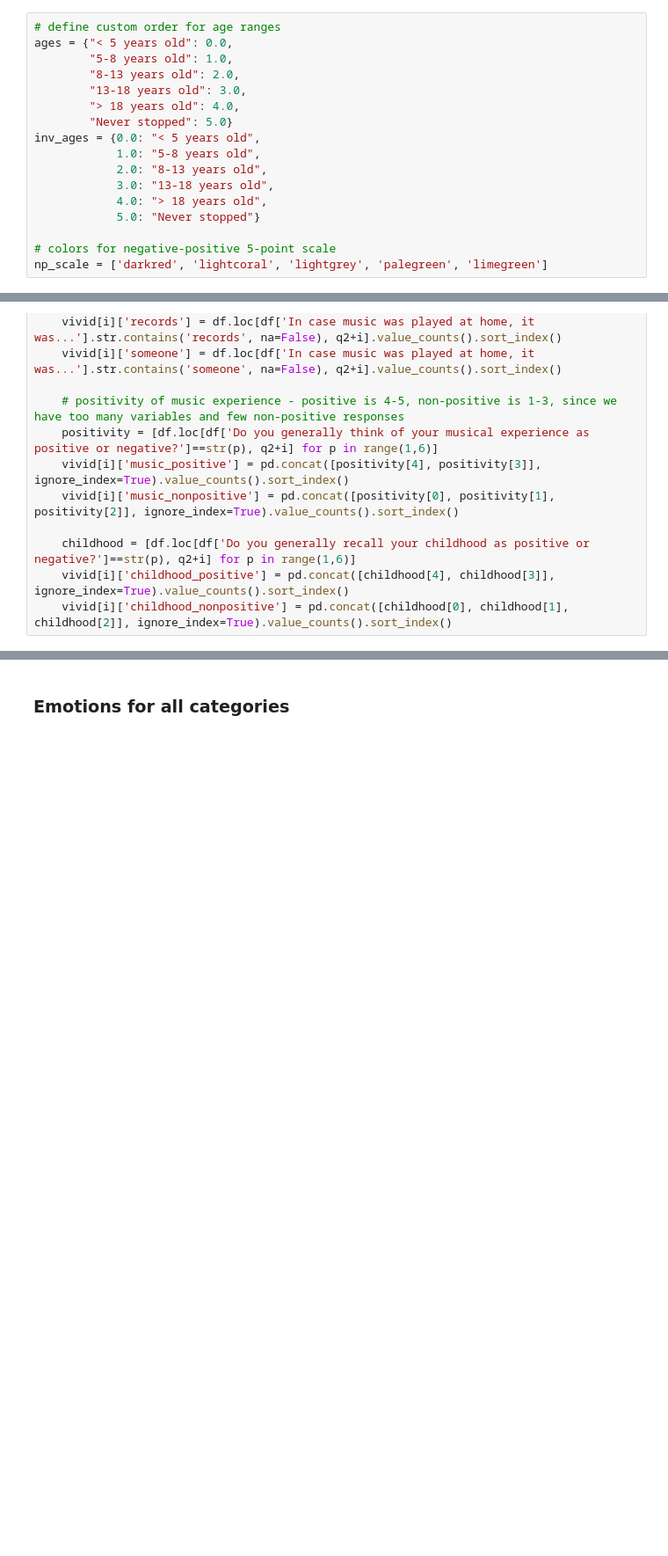
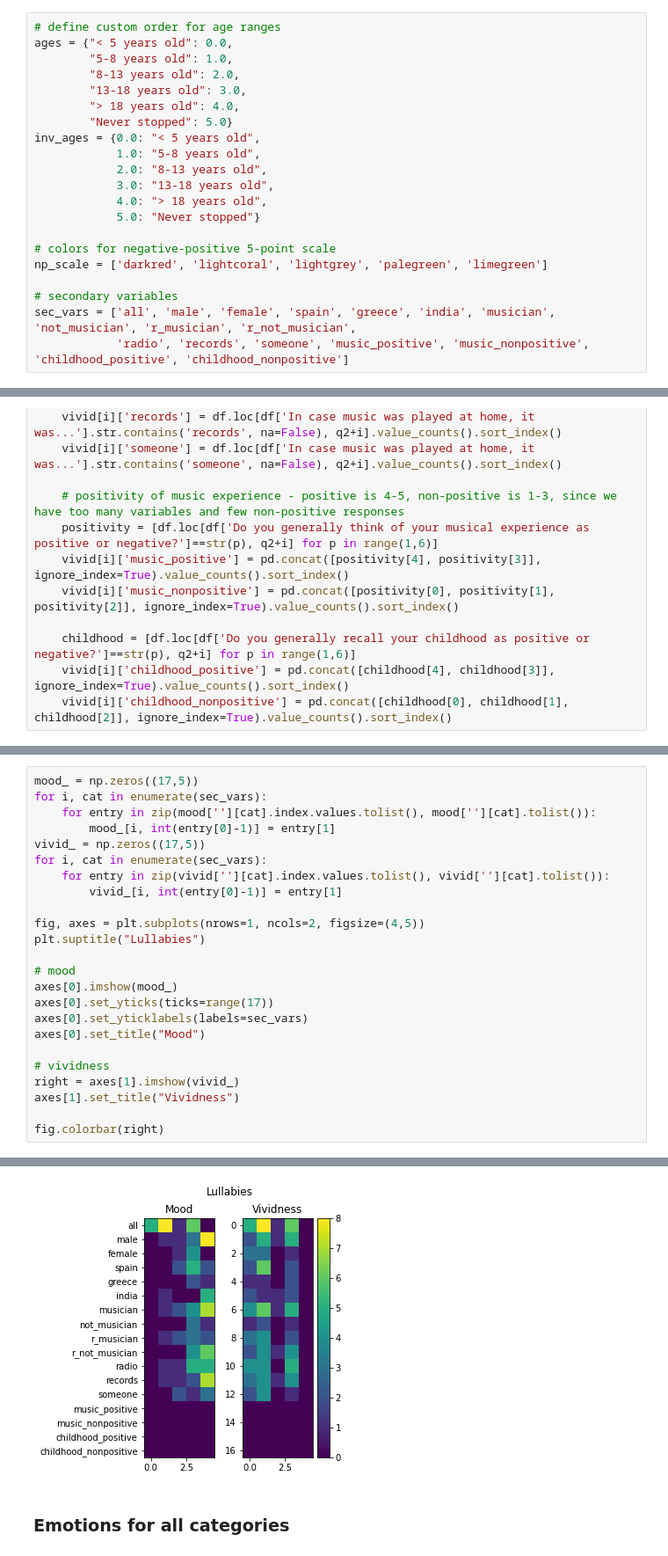
Before and after one commit to chrispla/early-musical-memories, a Jupyter notebook: vis.ipynb, the cells around one changed output, grey strips where cells are left out. Shown at 88% size. Drawn from its saved outputs; the diff is of its cells as text; blank space fills up the shorter version.

Commit message:
var plot example, not correct

```diff
--- a/vis.ipynb
+++ b/vis.ipynb
@@ -34,6 +34,10 @@ inv_ages = {0.0: "< 5 years old",
 
 # colors for negative-positive 5-point scale
 np_scale = ['darkred', 'lightcoral', 'lightgrey', 'palegreen', 'limegreen']
+
+# secondary variables
+sec_vars = ['all', 'male', 'female', 'spain', 'greece', 'india', 'musician', 'not_musician', 'r_musician', 'r_not_musician',
+            'radio', 'records', 'someone', 'music_positive', 'music_nonpositive', 'childhood_positive', 'childhood_nonpositive']
 # %% [markdown]
 ### Demographic graphs
 # %%
@@ -257,0 +264,25 @@ for i in ["", ".1", ".2", ".3", ".4", ".5", ".6"]:
+# %%
+mood_ = np.zeros((17,5))
+for i, cat in enumerate(sec_vars):
+    for entry in zip(mood[''][cat].index.values.tolist(), mood[''][cat].tolist()):
+        mood_[i, int(entry[0]-1)] = entry[1]
+vivid_ = np.zeros((17,5))
+for i, cat in enumerate(sec_vars):
+    for entry in zip(vivid[''][cat].index.values.tolist(), vivid[''][cat].tolist()):
+        vivid_[i, int(entry[0]-1)] = entry[1]
+
+fig, axes = plt.subplots(nrows=1, ncols=2, figsize=(4,5))
+plt.suptitle("Lullabies")
+
+# mood
+axes[0].imshow(mood_)
+axes[0].set_yticks(ticks=range(17))
+axes[0].set_yticklabels(labels=sec_vars)
+axes[0].set_title("Mood")
+
+# vividness
+right = axes[1].imshow(vivid_)
+axes[1].set_title("Vividness")
+
+fig.colorbar(right)
+# %% [output]
@@ -258,2 +290,3 @@ for i in ["", ".1", ".2", ".3", ".4", ".5", ".6"]:
+[figure, added]
 # %% [markdown]
 ### Emotions for all categories
```
Also changed, not shown: parts of 2 cells of this notebook.
